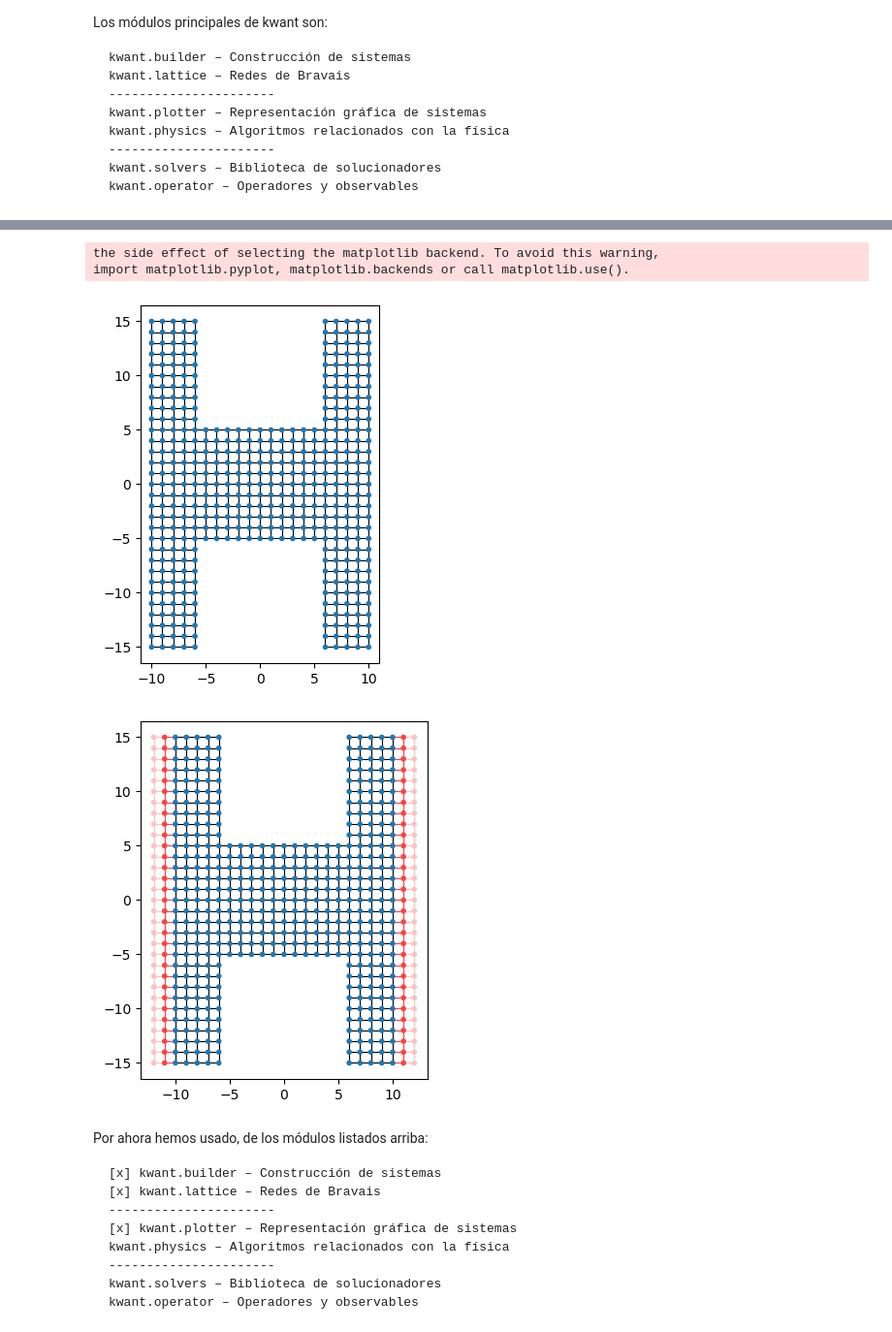
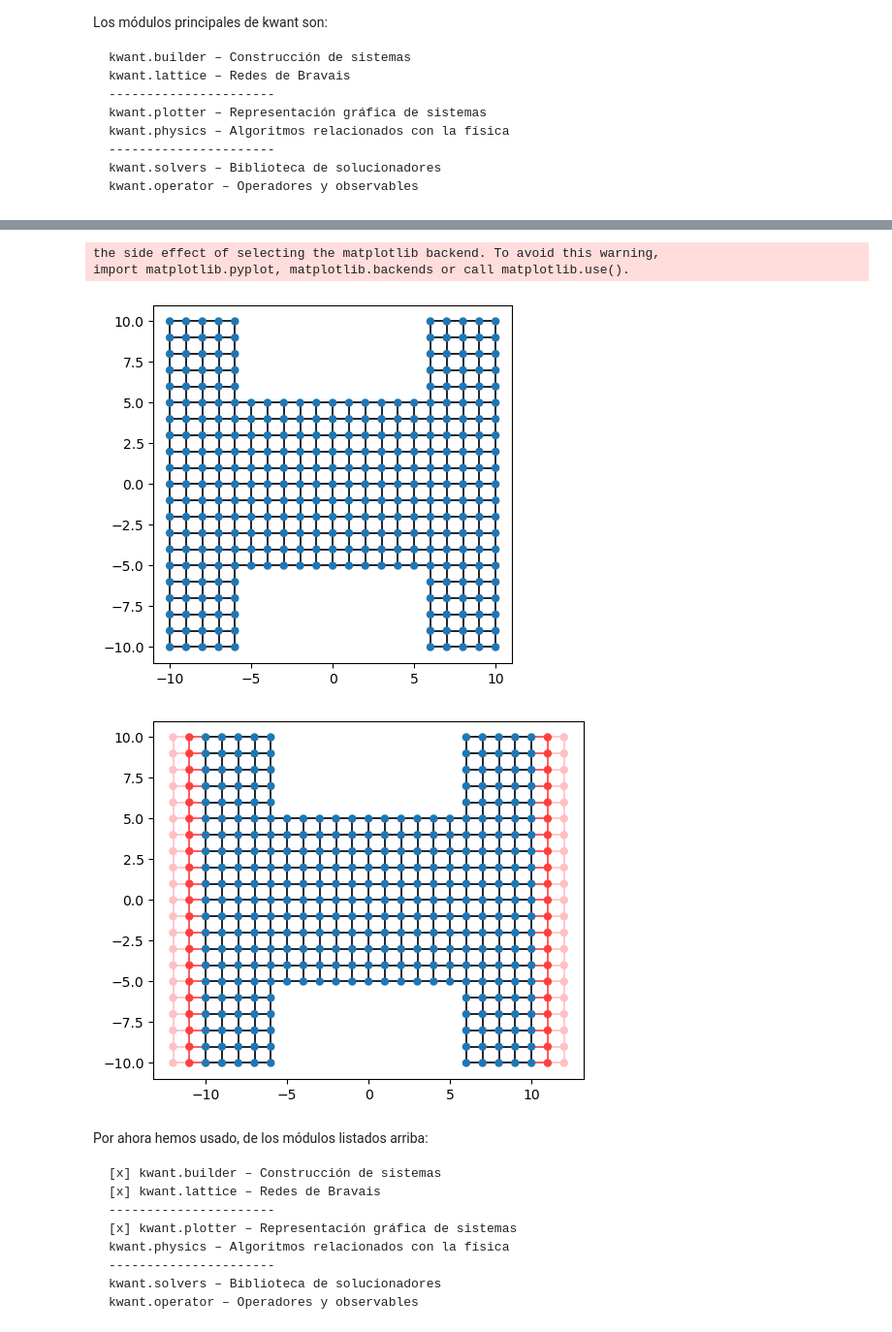
Before and after one commit to yurikobd/MaterialesCuanticos_Escuela2025, a Jupyter notebook: 0-IntroduccionKwant.ipynb, the cells around one changed output, grey strips where cells are left out. Shown: that part at 97% size. Cells and saved outputs as stored; diff of their text form; code cells hidden in the pictures.

```diff
--- a/0-IntroduccionKwant.ipynb
+++ b/0-IntroduccionKwant.ipynb
@@ -80,36 +80,36 @@ Definimos el sistema espacialmente por los parámetros $L, W1, W2$ indicados en
 ## Creamos nuestro primer sistema en kwant:
 
 # Por simplicidad, fijamos algunos parámetros:
-L, W1, W2 = 10, 10, 30
+L, W1, W2 = 10, 10, 20
 t = 1
 
 # 1) inicializamos un Builder y definimos una red
 a = 1
 syst = kwant.Builder()
 lat = kwant.lattice.square(a, norbs = 1) # en este caso usaremos una red cuadrada de parámetro 1
 
 # 2) rellenamos el sistema con sitios de la red
 
 # Definimos la forma del QPC
 def shapeConstr(pos):
     x, y, = pos
     if abs(x)<= L/2:
         return abs(y)<=W1/2
     elif L/2 <= abs(x)<= L:
         return abs(y) <= W2/2
 
 # Rellenamos el sistema (onsite)
-syst[lat.shape(shapeConstr, (0, 0))] = 0
+syst[lat.shape(shapeConstr, (0, 0))] = 4*t
 
 # Creamos la conexión con los vecinos (hoppings)
 syst[lat.neighbors()] = -t
 
 ## Antes de continuar podemos plotear el sistema para ver si tiene la forma esperada:
 kwant.plotter.plot(syst);
 # %% [output]
 the side effect of selecting the matplotlib backend. To avoid this warning,
 import matplotlib.pyplot, matplotlib.backends or call matplotlib.use().
-[figure, old version]
+[figure, new version]
 # %%
 # 3) Creamos el contacto (lead) como un sistema infinito
 # en este caso añadimos la simetría traslacional en -x
@@ -119,7 +119,7 @@ def shape_lead(pos):
     x, y = pos
     return abs(y)<= W2/2
 
-lead[lat.shape(shape_lead, (-L,0))] = 0
+lead[lat.shape(shape_lead, (-L,0))] = 4*t
 lead[lat.neighbors()] = -t
 
 # usamos la función reversed para crear un lead en la dirección +x
@@ -133,7 +133,7 @@ syst.attach_lead(lead_r);
 fsyst = syst.finalized()
 kwant.plot(syst);
 # %% [output]
-[figure, old version]
+[figure, new version]
 # %% [markdown]
 Por ahora hemos usado, de los módulos listados arriba:
 
```
Also changed, not shown: parts of 4 cells of this notebook.
